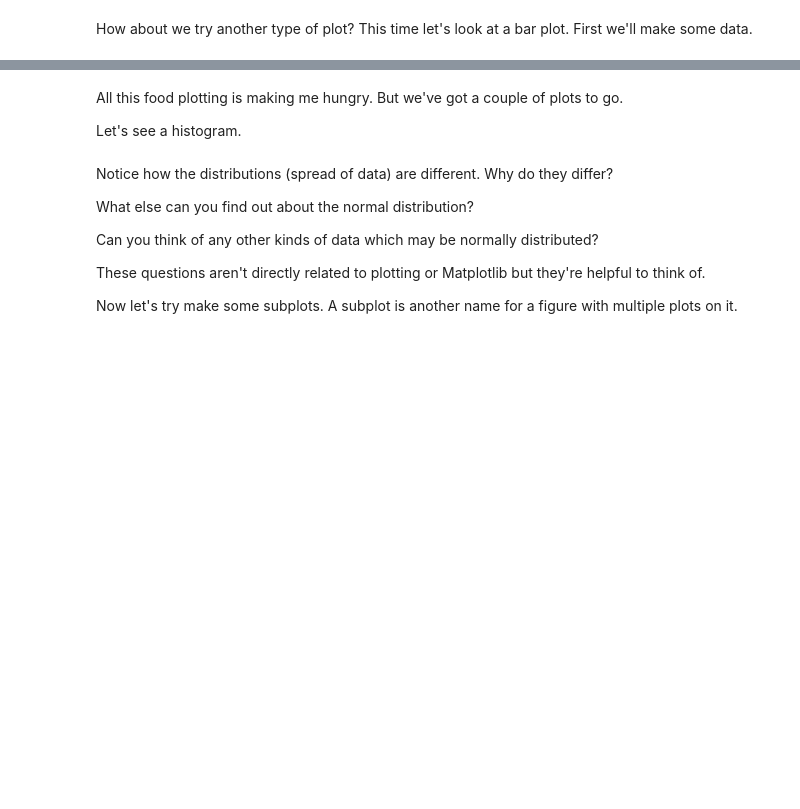
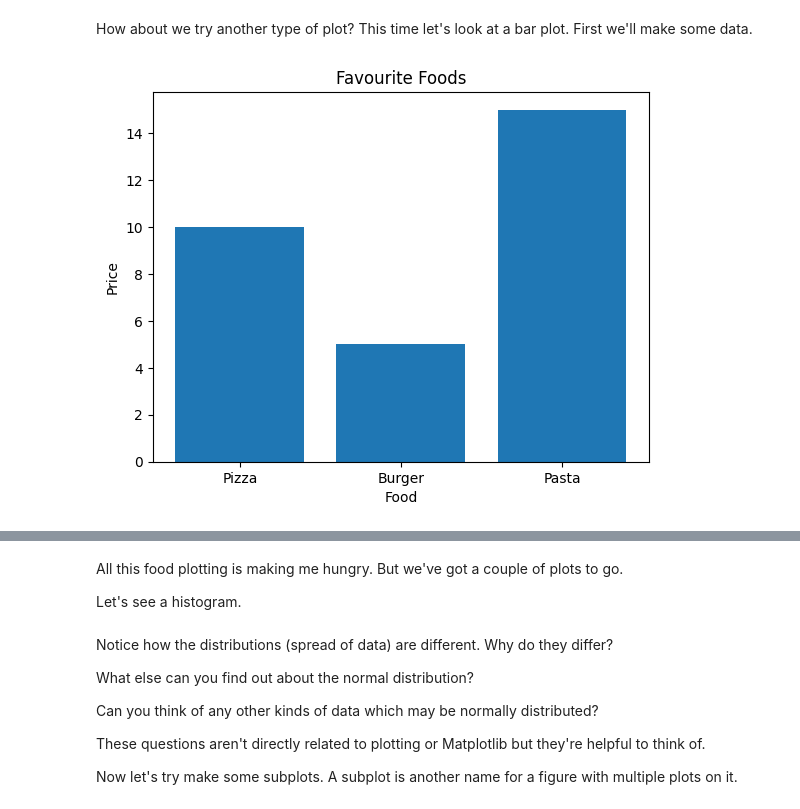
Before and after one commit to suniltadepalli/matplotlib, a Jupyter notebook: matplotlib-exercises.ipynb, the cells around one changed output, grey strips where cells are left out. Cells and saved outputs as stored; diff of their text form; code cells hidden in the pictures; blank space fills up the shorter version.

```diff
--- a/matplotlib-exercises.ipynb
+++ b/matplotlib-exercises.ipynb
@@ -124,6 +129,10 @@ How about we try another type of plot? This time let's look at a bar plot. First
 # %%
 # Create a bar graph where the x-axis is the keys of the dictionary
 # and the y-axis is the values of the dictionary
-
+fig, ax = plt.subplots()
+ax.bar(favourite_foods.keys(), favourite_foods.values())
 
 # Add a title, xlabel and ylabel to the plot
+ax.set(title="Favourite Foods", xlabel="Food", ylabel="Price");
+# %% [output]
+[figure, added]
```
Also changed, not shown: parts of 4 cells of this notebook.
